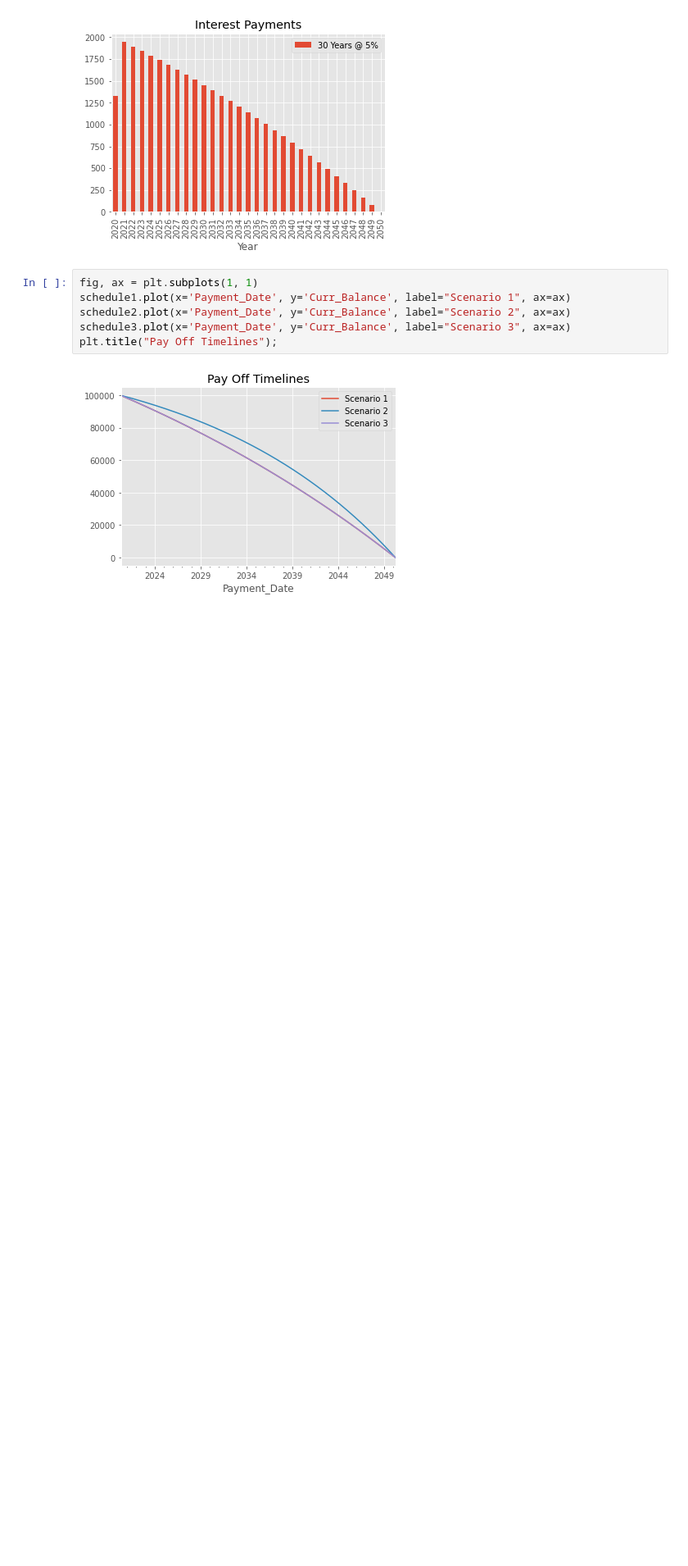
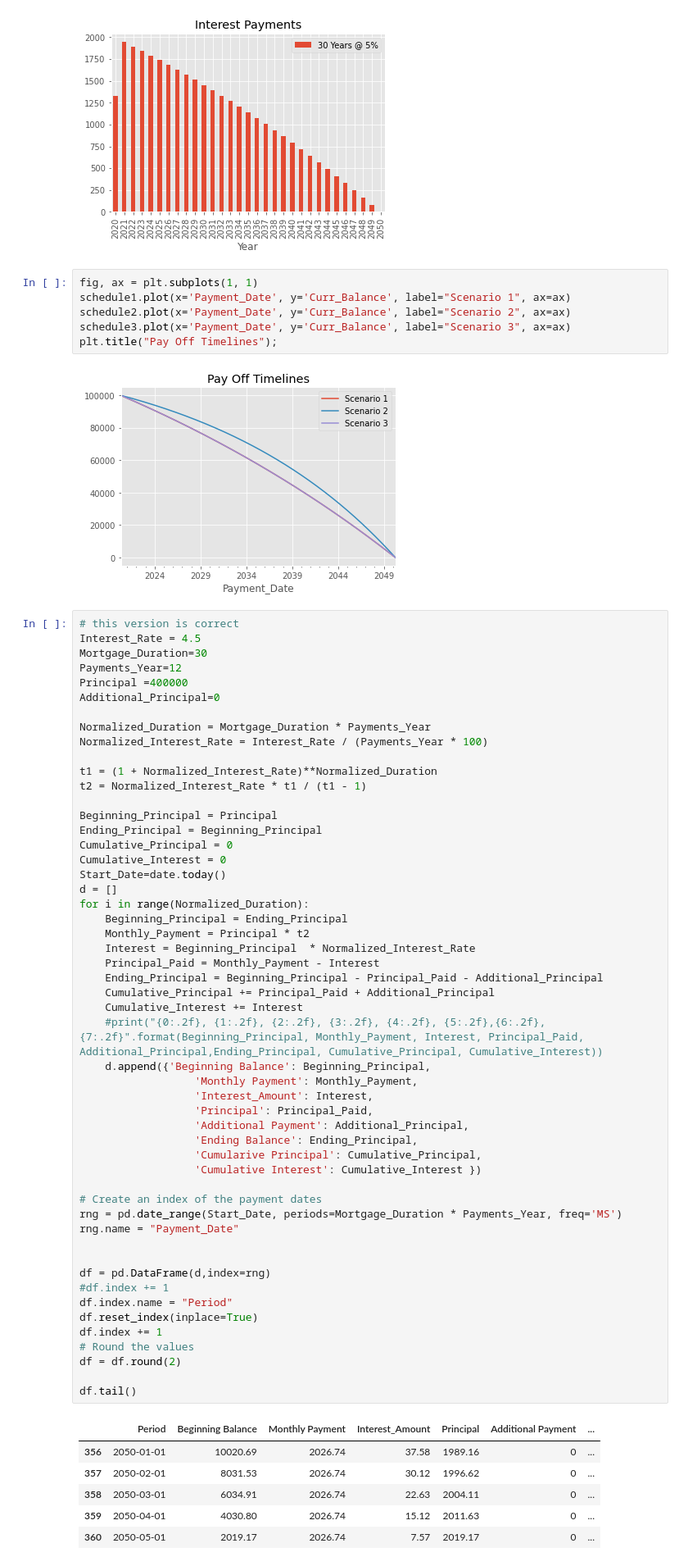
Before and after one commit to parkstventures/themoneysquare, a Jupyter notebook: python3/Mortgage Calculator.ipynb, the cells around one changed output. Shown: that part at 82% size. Drawn from its saved outputs; the diff is of its cells as text; blank space fills up the shorter version.

```diff
--- a/python3/Mortgage Calculator.ipynb
+++ b/python3/Mortgage Calculator.ipynb
@@ -294,3 +294,62 @@ schedule3.plot(x='Payment_Date', y='Curr_Balance', label="Scenario 3", ax=ax)
 plt.title("Pay Off Timelines");
 # %% [output]
 [figure]
+# %%
+# this version is correct
+Interest_Rate = 4.5
+Mortgage_Duration=30
+Payments_Year=12
+Principal =400000
+Additional_Principal=0
+
+Normalized_Duration = Mortgage_Duration * Payments_Year
+Normalized_Interest_Rate = Interest_Rate / (Payments_Year * 100)
+
+t1 = (1 + Normalized_Interest_Rate)**Normalized_Duration
+t2 = Normalized_Interest_Rate * t1 / (t1 - 1)
+
+Beginning_Principal = Principal
+Ending_Principal = Beginning_Principal
+Cumulative_Principal = 0
+Cumulative_Interest = 0
+Start_Date=date.today()
+d = []
+for i in range(Normalized_Duration):
+    Beginning_Principal = Ending_Principal
+    Monthly_Payment = Principal * t2
+    Interest = Beginning_Principal  * Normalized_Interest_Rate
+    Principal_Paid = Monthly_Payment - Interest
+    Ending_Principal = Beginning_Principal - Principal_Paid - Additional_Principal
+    Cumulative_Principal += Principal_Paid + Additional_Principal
+    Cumulative_Interest += Interest
+    #print("{0:.2f}, {1:.2f}, {2:.2f}, {3:.2f}, {4:.2f}, {5:.2f},{6:.2f}, {7:.2f}".format(Beginning_Principal, Monthly_Payment, Interest, Principal_Paid, Additional_Principal,Ending_Principal, Cumulative_Principal, Cumulative_Interest))
+    d.append({'Beginning Balance': Beginning_Principal,
+                  'Monthly Payment': Monthly_Payment,
+                  'Interest_Amount': Interest,
+                  'Principal': Principal_Paid,
+                  'Additional Payment': Additional_Principal,
+                  'Ending Balance': Ending_Principal,
+                  'Cumularive Principal': Cumulative_Principal,
+                  'Cumulative Interest': Cumulative_Interest })
+
+# Create an index of the payment dates
+rng = pd.date_range(Start_Date, periods=Mortgage_Duration * Payments_Year, freq='MS')
+rng.name = "Payment_Date"
+
+
+df = pd.DataFrame(d,index=rng)
+#df.index += 1
+df.index.name = "Period"
+df.reset_index(inplace=True)
+df.index += 1
+# Round the values
+df = df.round(2)
+
+df.tail()
+# %% [output]
+|  | Period | Beginning Balance | Monthly Payment | Interest_Amount | Principal | Additional Payment | ... |
+| 356 | 2050-01-01 | 10020.69 | 2026.74 | 37.58 | 1989.16 | 0 | ... |
+| 357 | 2050-02-01 | 8031.53 | 2026.74 | 30.12 | 1996.62 | 0 | ... |
+| 358 | 2050-03-01 | 6034.91 | 2026.74 | 22.63 | 2004.11 | 0 | ... |
+| 359 | 2050-04-01 | 4030.80 | 2026.74 | 15.12 | 2011.63 | 0 | ... |
+| 360 | 2050-05-01 | 2019.17 | 2026.74 | 7.57 | 2019.17 | 0 | ... |
```
Also changed, not shown: parts of 1 cell of this notebook, 1 other file.
